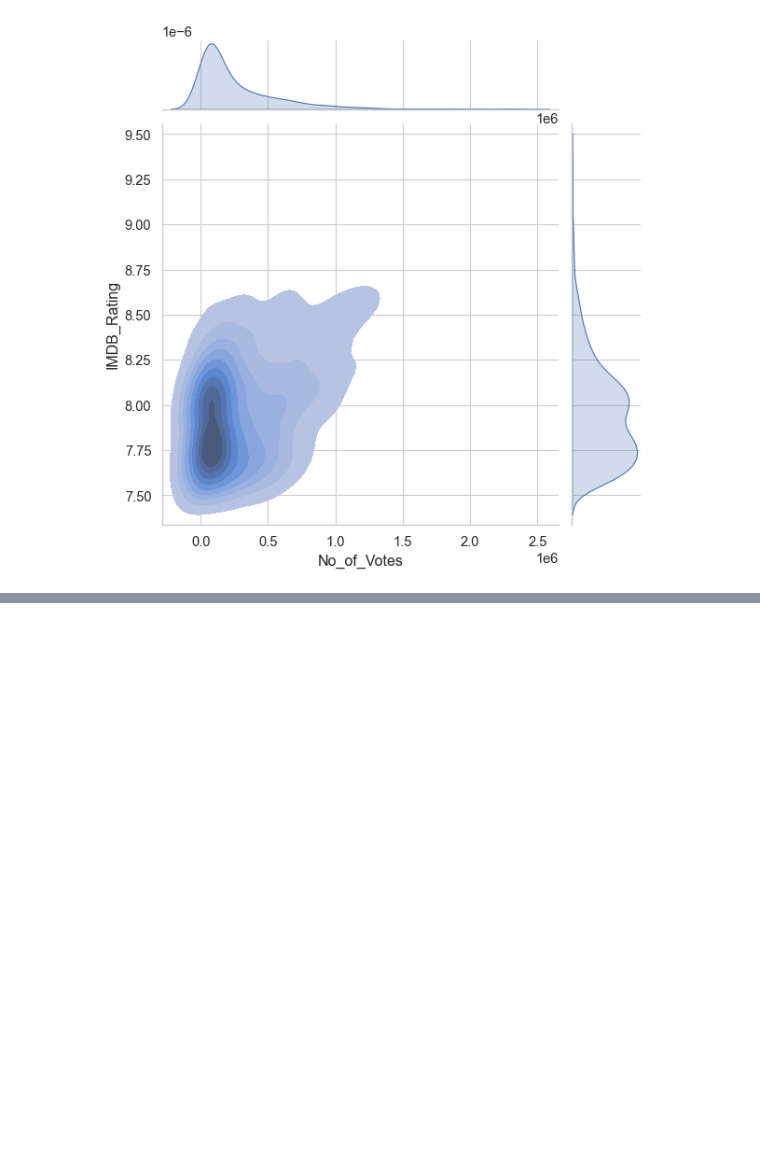
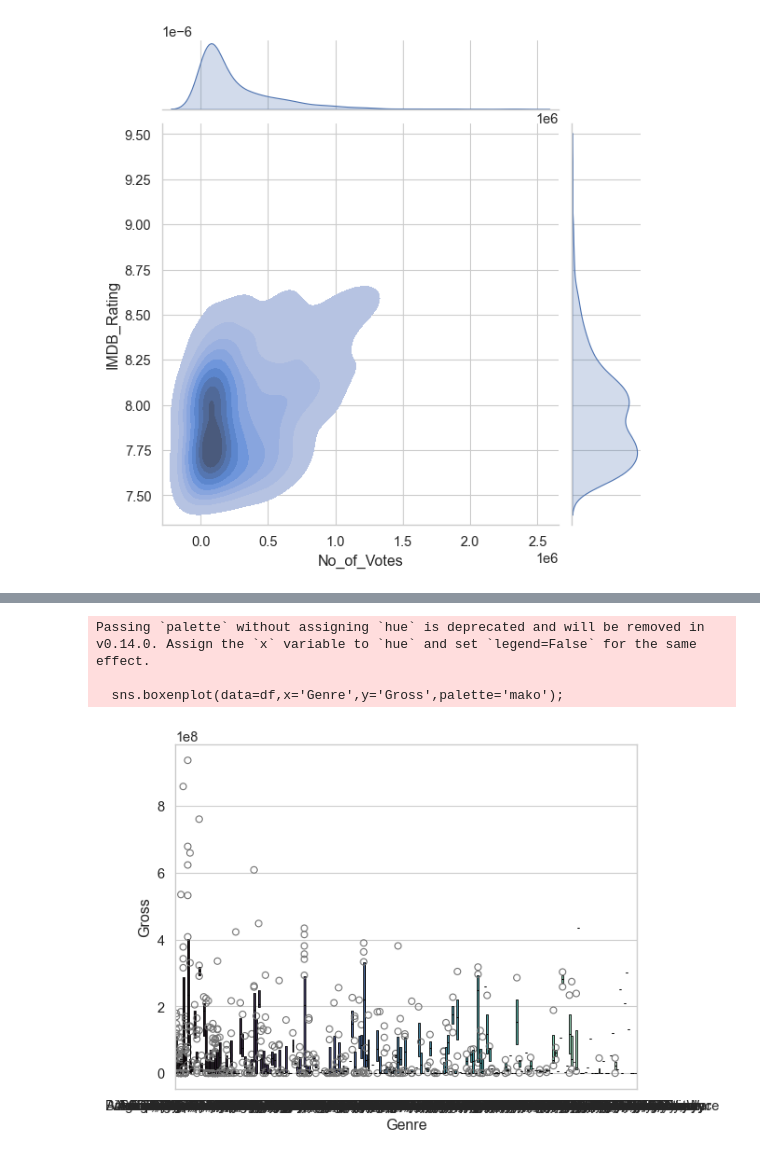
Before and after one commit to GiwonLee1999/Movie-Ratings-Analysis, a Jupyter notebook: ETL/visualize_cleaned_dataset.ipynb, the cells around one changed output, grey strips where cells are left out. Saved outputs shown, nothing was run; the diff lists cells and outputs as text; code cells hidden in the pictures; blank space fills up the shorter version.

```diff
--- a/ETL/visualize_cleaned_dataset.ipynb
+++ b/ETL/visualize_cleaned_dataset.ipynb
@@ -57,0 +91,8 @@ plt.savefig("votes_vs_rating.jpg", bbox_inches = 'tight')
+# %%
+# This plot needs to be removed, the content is unable to visualize.
+sns.boxenplot(data=df,x='Genre',y='Gross',palette='mako');
+# %% [output]
+Passing `palette` without assigning `hue` is deprecated and will be removed in v0.14.0. Assign the `x` variable to `hue` and set `legend=False` for the same effect.
+
+  sns.boxenplot(data=df,x='Genre',y='Gross',palette='mako');
+[figure, added]
```
Also changed, not shown: parts of 8 cells of this notebook, 1 other file.
